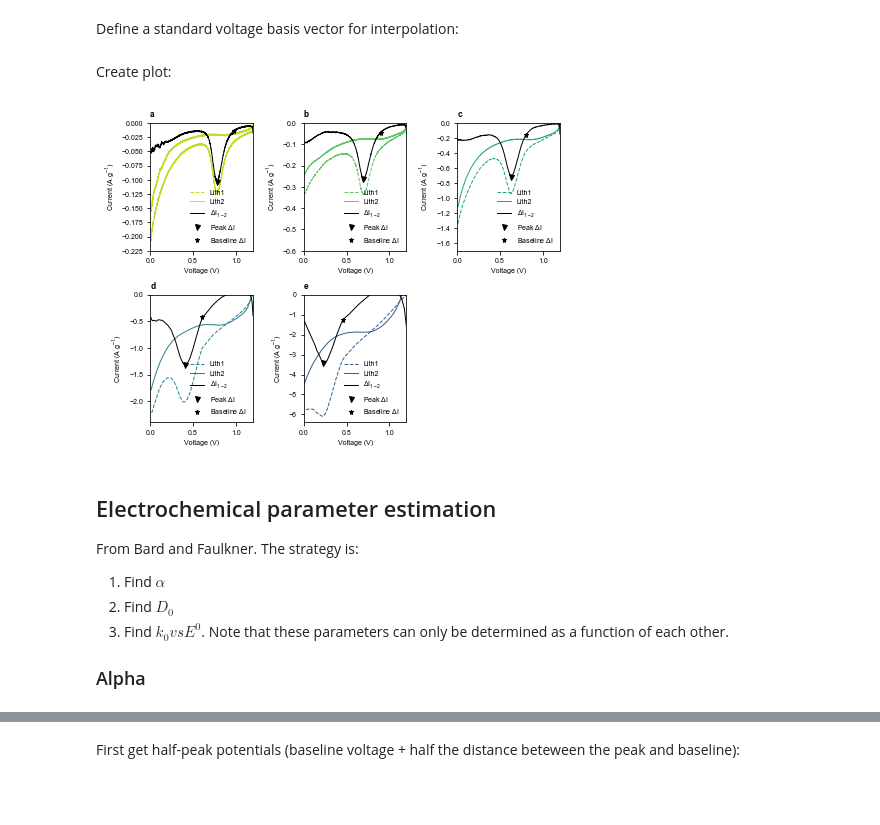
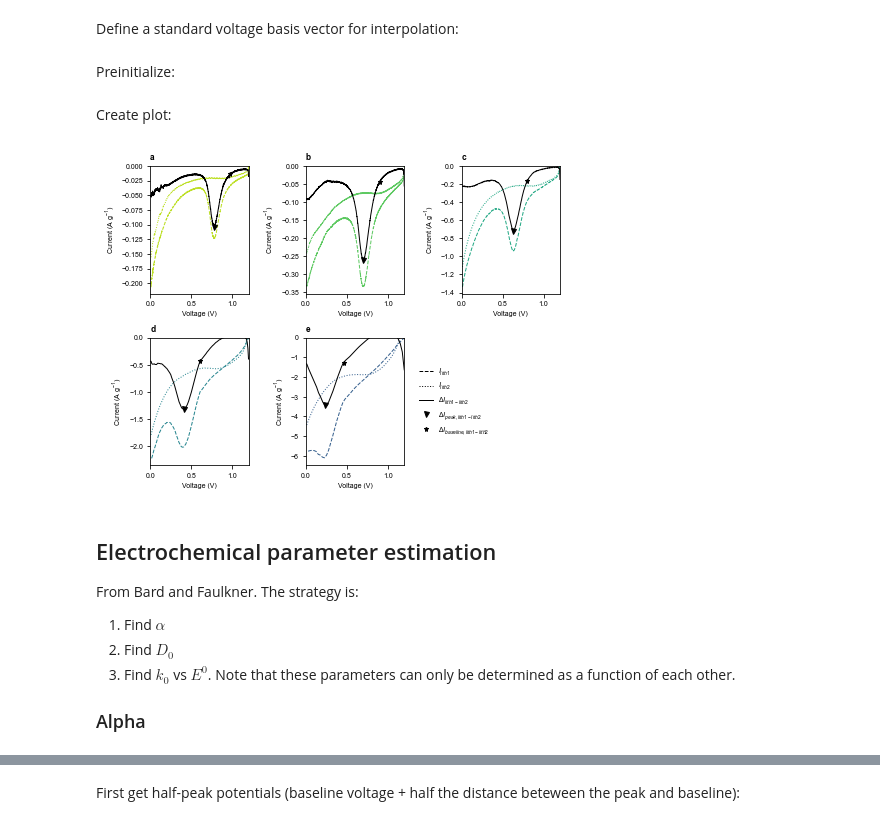
Before and after one commit to petermattia/first-cycle-SEI-on-carbon-black, a Jupyter notebook: LSV/LSV_parameters.ipynb, the cells around one changed output, grey strips where cells are left out. Drawn from its saved outputs; the diff is of its cells as text; code cells hidden in the pictures; blank space fills up the shorter version.

```diff
--- a/LSV/LSV_parameters.ipynb
+++ b/LSV/LSV_parameters.ipynb
@@ -184,3 +179,5 @@ V_peak = np.zeros((5,))
 Define a standard voltage basis vector for interpolation:
 # %%
 Vlin = np.linspace(0, 1.2, 1000)
+# %% [markdown]
+Preinitialize:
@@ -207,49 +208,64 @@ for k, file in enumerate(file_list):
     data2 = np.flip(data[idx2], axis=0)
 
     # create linearly interpolated current vectors to enable direct subtraction
     mass_in_mg = electrode_mass.to('mg').magnitude
     Ilin1 = np.interp(Vlin, data1[:,2], data1[:,3] / mass_in_mg)
     Ilin2 = np.interp(Vlin, data2[:,2], data2[:,3] / mass_in_mg)
 
     # Create DeltaI
     DeltaI = Ilin1 - Ilin2
 
     # Find peak current and voltage
     peak_idx = np.argmin(DeltaI)
     I_peak[k] = DeltaI[peak_idx]
     V_peak[k] = Vlin[peak_idx]
 
     # Identify baseline current from manually selected baseline voltage
     idx_baseline = np.where(Vlin > V_baselines[k])[0][0]
     I_baseline[k] = DeltaI[idx_baseline]
 
+    # Downsample first data series
+    if k == 0:
+        V1, I1 = data1[::5,2], data1[::5,3] / mass_in_mg
+        V2, I2 = data2[::5,2], data2[::5,3] / mass_in_mg
+    else:
+        V1, I1 = data1[:,2], data1[:,3] / mass_in_mg
+        V2, I2 = data2[:,2], data2[:,3] / mass_in_mg
+
     # Plot
-    ax[k].plot(data1[:,2], data1[:,3] / mass_in_mg, '--', color=colors[k], label='Lith1')
-    ax[k].plot(data2[:,2], data2[:,3] / mass_in_mg, color=colors[k], label='Lith2')
-    ax[k].plot(Vlin, DeltaI, color='k', label=r'$\Delta$I$_{1-2}$')
-    ax[k].plot(V_peak[k], I_peak[k], 'vk', label=r'Peak $\Delta$I')
-    ax[k].plot(V_baselines[k], I_baseline[k], '*k', label=r'Baseline $\Delta$I')
+    ax[k].plot(V1, I1, '--', color=colors[k], label='$I_{lith1}$')
+    ax[k].plot(V2, I2, ':', color=colors[k], label='$I_{lith2}$')
+    ax[k].plot(Vlin, DeltaI, color='k', label=r'$\Delta I_{lith1-lith2}$')
+    ax[k].plot(V_peak[k], I_peak[k], 'vk', label=r'$\Delta I_{peak, lith1-lith2}$')
+    ax[k].plot(V_baselines[k], I_baseline[k], '*k', label=r'$\Delta I_{baseline, lith1-lith2}$')
 
     # Plot settings
     ax[k].set_xlim([0, 1.2])
-    ax[k].set_ylim(top=0, bottom=ylim_bottoms[k])
+    ax[k].set_ylim(top=0)
     ax[k].set_xlabel('Voltage (V)')
     ax[k].set_ylabel('Current (A g$^{-1}$)')
     ax[k].set_title(chr(97+k), loc='left', weight='bold')
-    ax[k].legend()
 
 ax[5].axis('off')
+ax[5].plot([-2, -1], [-2, -1], '--k', label='$I_{lith1}$')
+ax[5].plot([-2, -1], [-2, -1], ':k', label='$I_{lith2}$')
+ax[5].plot([-2, -1], [-2, -1], 'k', label=r'$\Delta I_{lith1-lith2}$')
+ax[5].plot(-1, -1, 'vk', label=r'$\Delta I_{peak, lith1-lith2}$')
+ax[5].plot(-1, -1, '*k', label=r'$\Delta I_{baseline, lith1-lith2}$')
+ax[5].set_xlim([0, 1])
+ax[5].set_ylim([0, 1])
+ax[5].legend(loc='center left', bbox_to_anchor=(-0.5, 0.5))
+
 plt.tight_layout()
-plt.savefig(figpath / 'LSV_baselines.eps', bbox_inches='tight', format='eps')
 # %% [output]
-[figure, old version]
+[figure, new version]
 # %% [markdown]
 ## Electrochemical parameter estimation
 
 From Bard and Faulkner. The strategy is:
 1. Find $\alpha$
 2. Find $D_0$
-3. Find $k_0 vs E^0$. Note that these parameters can only be determined as a function of each other.
+3. Find $k_0$ vs $E^0$. Note that these parameters can only be determined as a function of each other.
 
 ### Alpha
 # %% [markdown]
```
Also changed, not shown: parts of 6 cells of this notebook, 3 other files.
